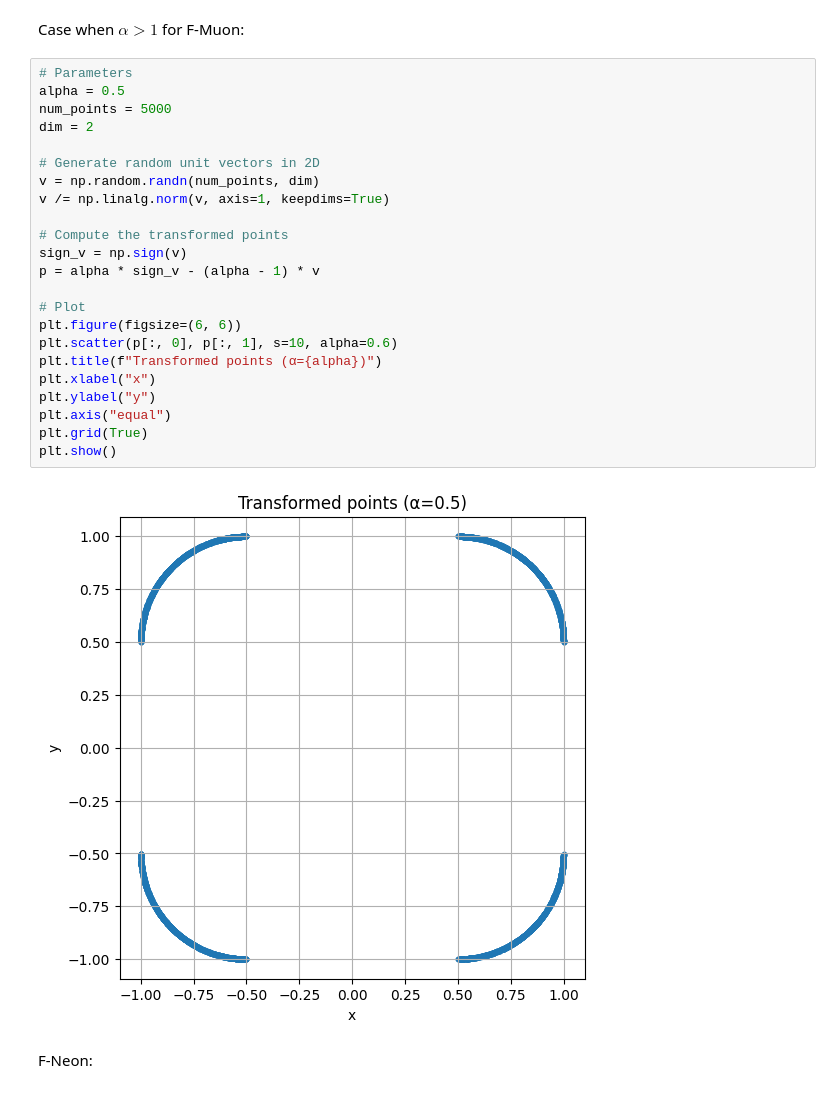
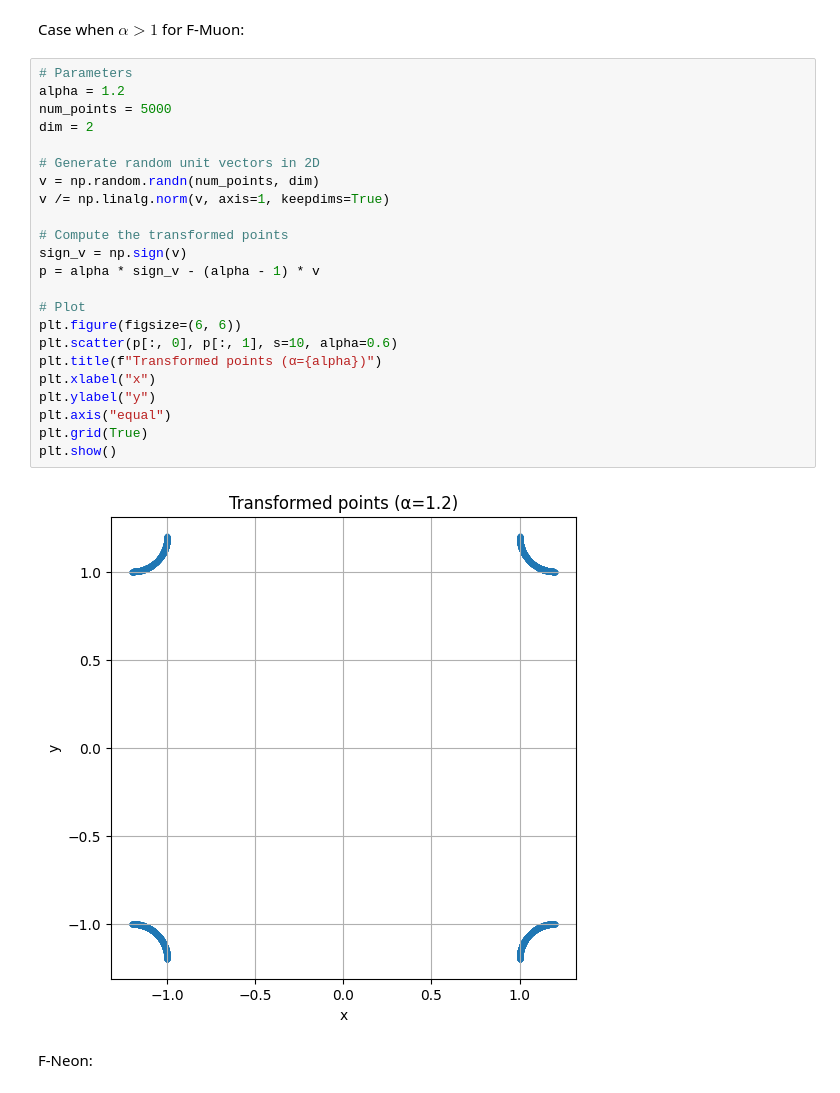
Before and after one commit to alexlegeartis/Neon, a Jupyter notebook: code/norms/norm_plotter.ipynb, the cells around one changed output. Saved outputs shown, nothing was run; the diff lists cells and outputs as text.

```diff
--- a/code/norms/norm_plotter.ipynb
+++ b/code/norms/norm_plotter.ipynb
@@ -300,29 +300,29 @@ plt.show()
 Case when $\alpha > 1$ for F-Muon:
 # %%
 # Parameters
-alpha = 0.5
+alpha = 1.2
 num_points = 5000
 dim = 2
 
 # Generate random unit vectors in 2D
 v = np.random.randn(num_points, dim)
 v /= np.linalg.norm(v, axis=1, keepdims=True)
 
 # Compute the transformed points
 sign_v = np.sign(v)
 p = alpha * sign_v - (alpha - 1) * v
 
 # Plot
 plt.figure(figsize=(6, 6))
 plt.scatter(p[:, 0], p[:, 1], s=10, alpha=0.6)
 plt.title(f"Transformed points (α={alpha})")
 plt.xlabel("x")
 plt.ylabel("y")
 plt.axis("equal")
 plt.grid(True)
 plt.show()
 # %% [output]
-[figure, old version]
+[figure, new version]
 # %% [markdown]
 F-Neon:
 # %%
```
Also changed, not shown: parts of 4 cells of this notebook, 7 other files.
